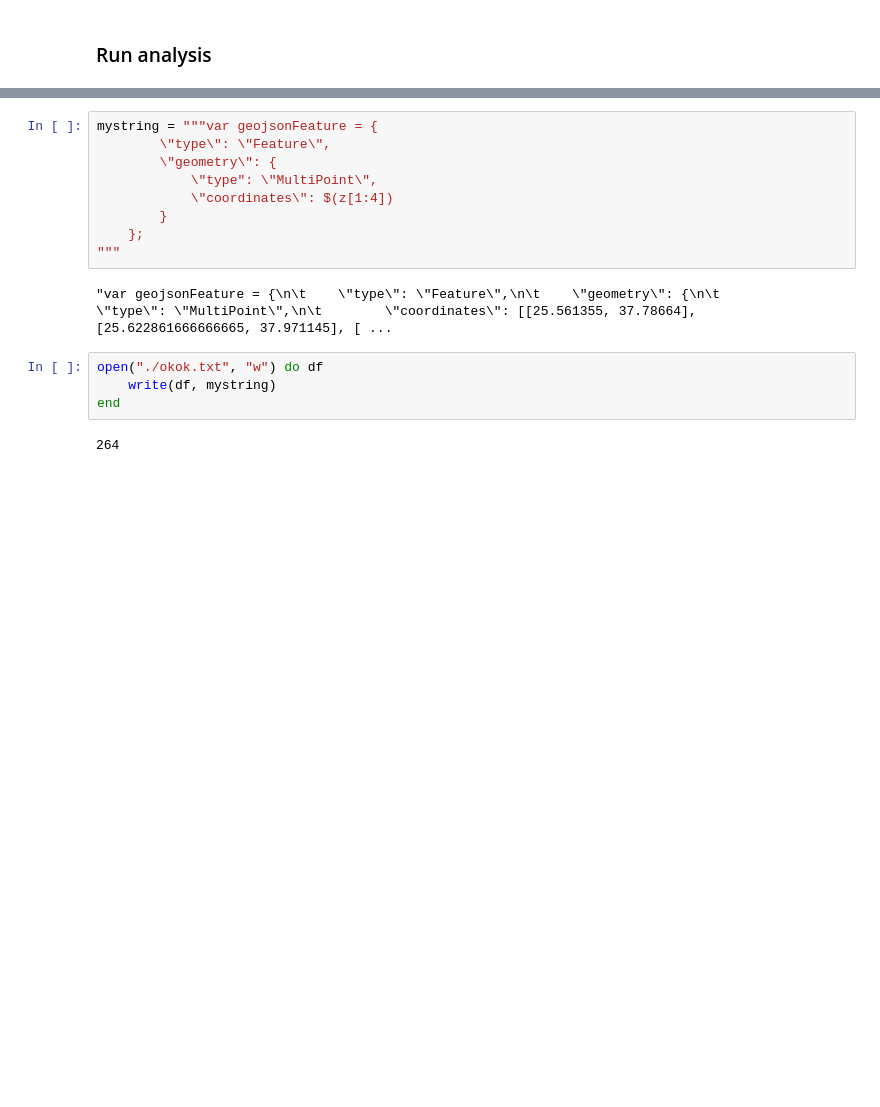
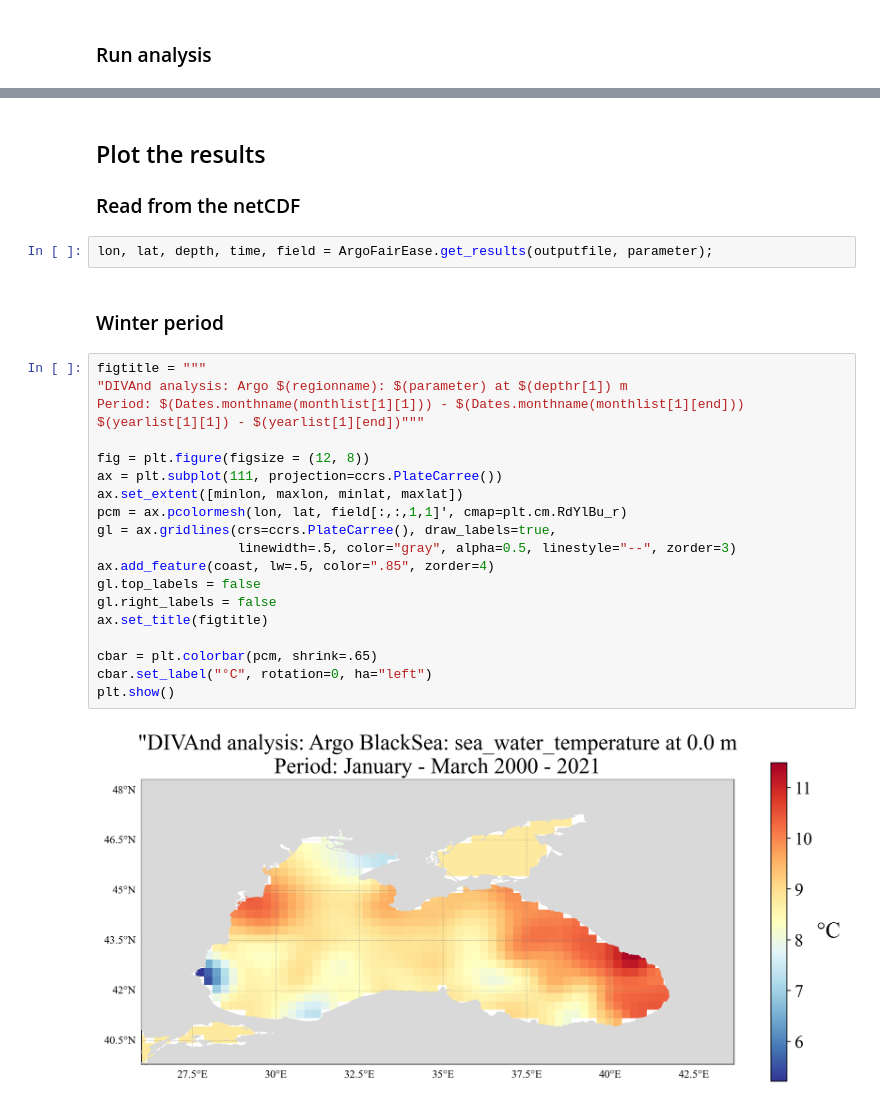
Before and after one commit to gher-uliege/DIVAnd-FAIR-EASE, a Jupyter notebook: Argo_demo_bounding_box.ipynb, the cells around one changed output, grey strips where cells are left out. Saved outputs shown, nothing was run; the diff lists cells and outputs as text; blank space fills up the shorter version.

Commit message:
function to read results

```diff
--- a/Argo_demo_bounding_box.ipynb
+++ b/Argo_demo_bounding_box.ipynb
@@ -267,17 +303,28 @@ unique!(z);
-# %%
-mystring = """var geojsonFeature = {
-	    \"type\": \"Feature\",
-	    \"geometry\": {
-	        \"type": \"MultiPoint\",
-	        \"coordinates\": $(z[1:4])
-	    }
-	};
-"""
-# %% [output]
-"var geojsonFeature = {\n\t    \"type\": \"Feature\",\n\t    \"geometry\": {\n\t        \"type\": \"MultiPoint\",\n\t        \"coordinates\": [[25.561355, 37.78664], [25.622861666666665, 37.971145], [ ...
-# %%
-open("./okok.txt", "w") do df
-    write(df, mystring)
-end
-# %% [output]
-264
+# %% [markdown]
+## Plot the results
+### Read from the netCDF
+# %%
+lon, lat, depth, time, field = ArgoFairEase.get_results(outputfile, parameter);
+# %% [markdown]
+### Winter period
+# %%
+figtitle = """
+"DIVAnd analysis: Argo $(regionname): $(parameter) at $(depthr[1]) m
+Period: $(Dates.monthname(monthlist[1][1])) - $(Dates.monthname(monthlist[1][end])) $(yearlist[1][1]) - $(yearlist[1][end])"""
+
+fig = plt.figure(figsize = (12, 8))
+ax = plt.subplot(111, projection=ccrs.PlateCarree())
+ax.set_extent([minlon, maxlon, minlat, maxlat])
+pcm = ax.pcolormesh(lon, lat, field[:,:,1,1]', cmap=plt.cm.RdYlBu_r)
+gl = ax.gridlines(crs=ccrs.PlateCarree(), draw_labels=true,
+                  linewidth=.5, color="gray", alpha=0.5, linestyle="--", zorder=3)
+ax.add_feature(coast, lw=.5, color=".85", zorder=4)
+gl.top_labels = false
+gl.right_labels = false
+ax.set_title(figtitle)
+
+cbar = plt.colorbar(pcm, shrink=.65)
+cbar.set_label("°C", rotation=0, ha="left")
+plt.show()
+# %% [output]
+[figure, added]
```
Also changed, not shown: parts of 25 cells of this notebook, 1 other file.
